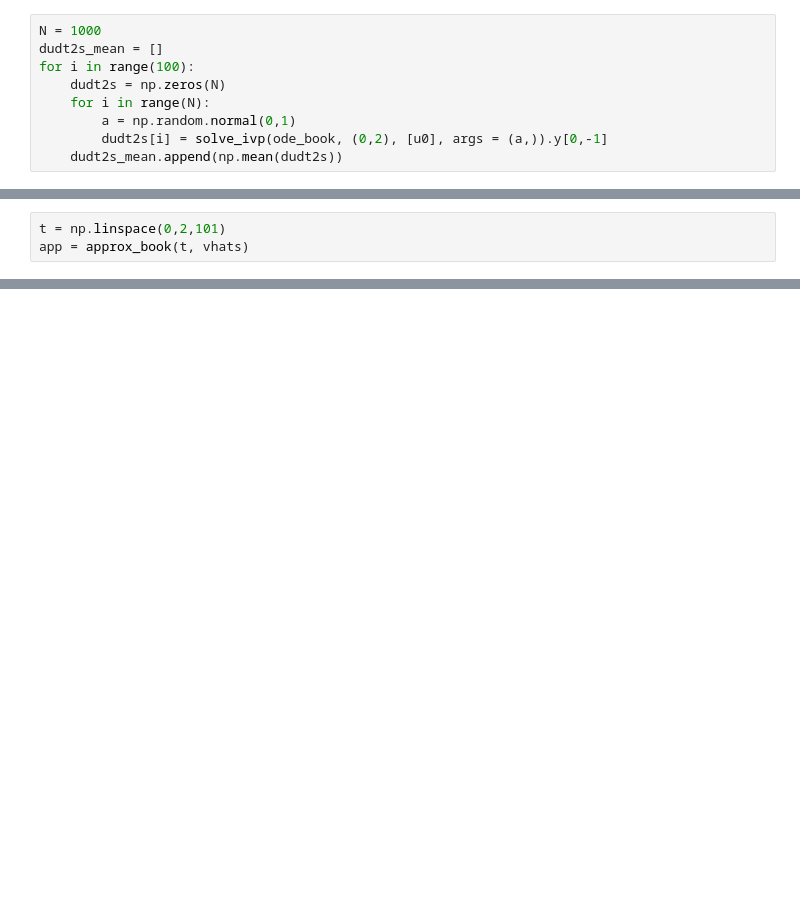
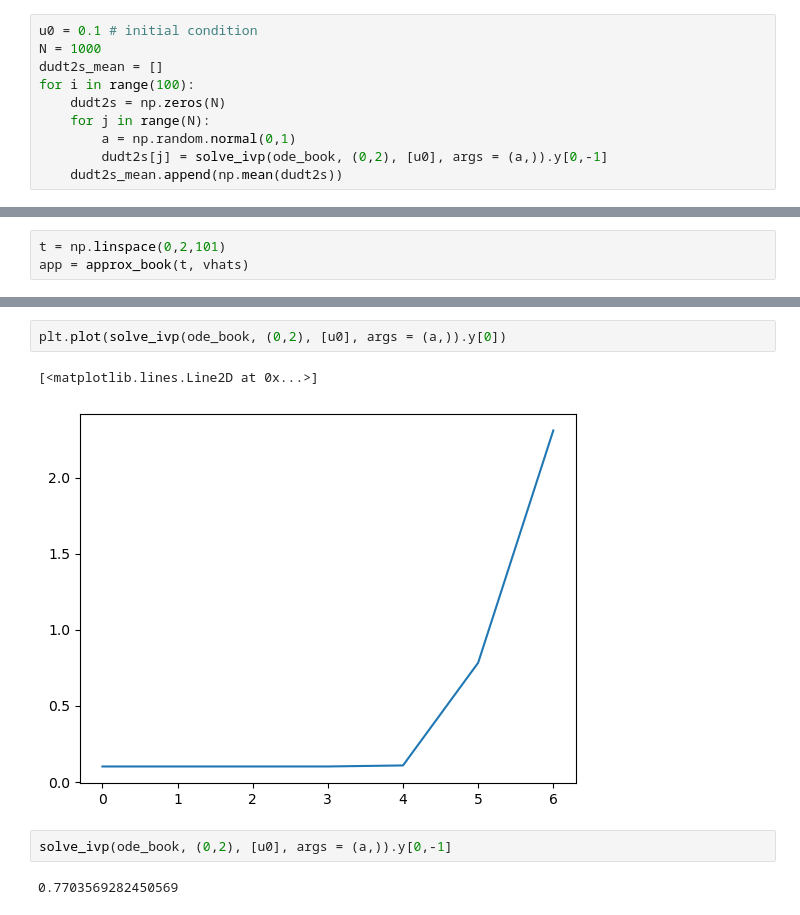
Before and after one commit to NiklasSchaaf/UQ_2023, a Jupyter notebook: homework_5/hw5_nik.ipynb, the cells around one changed output, grey strips where cells are left out. Drawn from its saved outputs; the diff is of its cells as text; blank space fills up the shorter version.

```diff
--- a/homework_5/hw5_nik.ipynb
+++ b/homework_5/hw5_nik.ipynb
@@ -85,11 +84,12 @@ u0 = 0.1 # initial condition
 # %%
+u0 = 0.1 # initial condition
 N = 1000
 dudt2s_mean = []
 for i in range(100):
     dudt2s = np.zeros(N)
-    for i in range(N):
+    for j in range(N):
         a = np.random.normal(0,1)
-        dudt2s[i] = solve_ivp(ode_book, (0,2), [u0], args = (a,)).y[0,-1]
+        dudt2s[j] = solve_ivp(ode_book, (0,2), [u0], args = (a,)).y[0,-1]
     dudt2s_mean.append(np.mean(dudt2s))
 # %%
 print(np.mean(dudt2s))
@@ -104,0 +120,9 @@ app = approx_book(t, vhats)
+# %%
+plt.plot(solve_ivp(ode_book, (0,2), [u0], args = (a,)).y[0])
+# %% [output]
+[<matplotlib.lines.Line2D at 0x...>]
+[figure, added]
+# %%
+solve_ivp(ode_book, (0,2), [u0], args = (a,)).y[0,-1]
+# %% [output]
+0.7703569282450569
```
Also changed, not shown: parts of 16 cells of this notebook.
